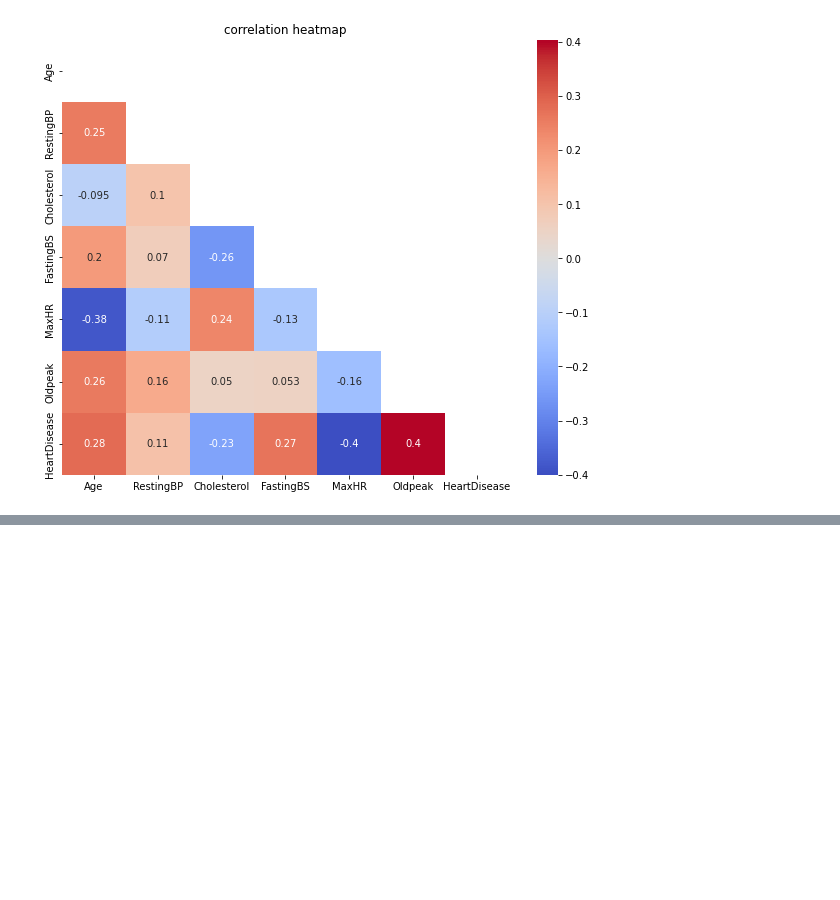
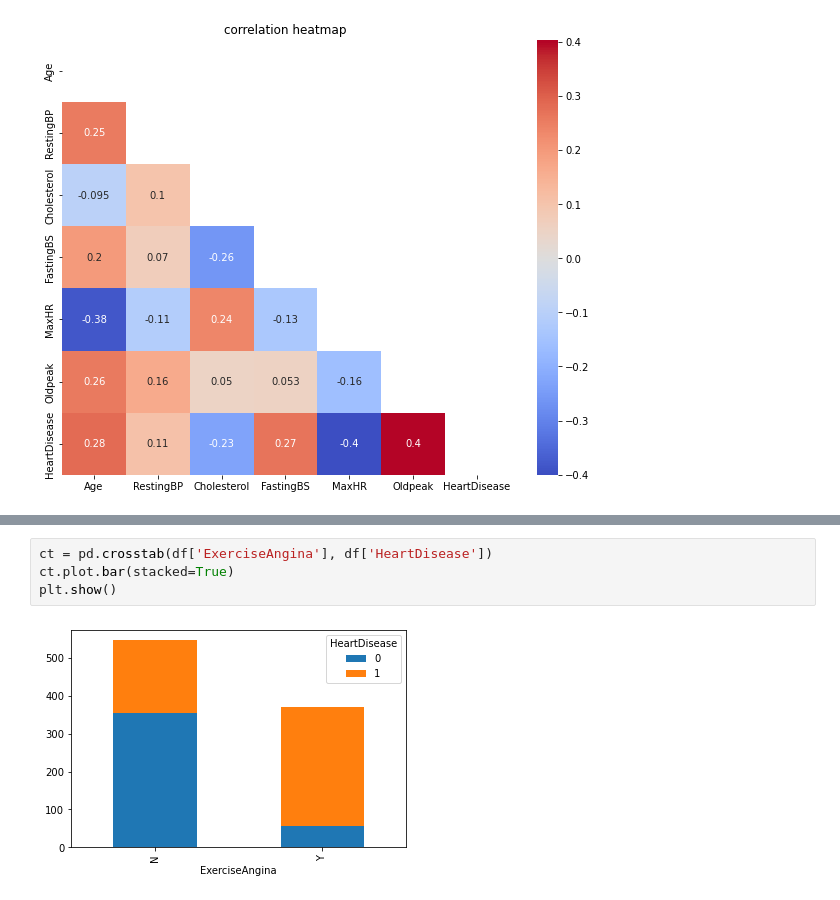
Before and after one commit to fadh1l/heart-pred-sys, a Jupyter notebook: heartpred.ipynb, the cells around one changed output, grey strips where cells are left out. Saved outputs shown, nothing was run; the diff lists cells and outputs as text; blank space fills up the shorter version.

```diff
--- a/heartpred.ipynb
+++ b/heartpred.ipynb
@@ -80,3 +85,9 @@ sns.countplot(x="ST_Slope", hue="HeartDisease", data=df)
+# %%
+ct = pd.crosstab(df['ExerciseAngina'], df['HeartDisease'])
+ct.plot.bar(stacked=True)
+plt.show()
+# %% [output]
+[figure, added]
 # %% [markdown]
 ## insights into the dataset
 
```
Also changed, not shown: parts of 2 cells of this notebook.
